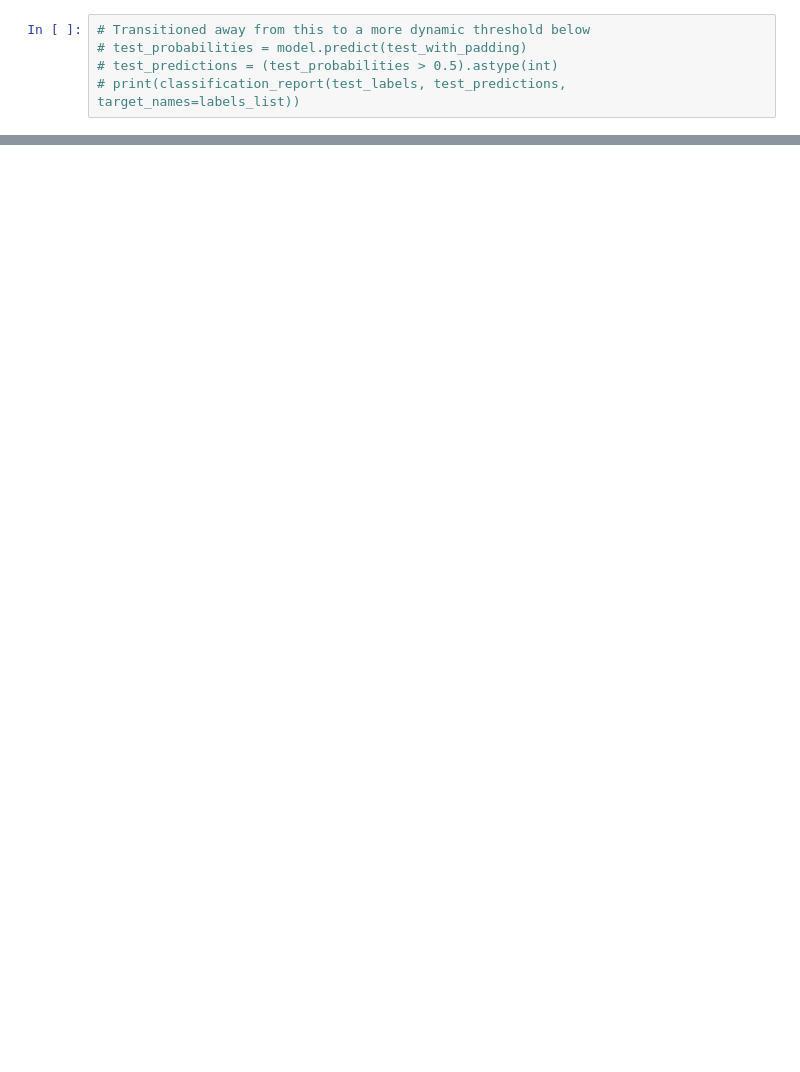
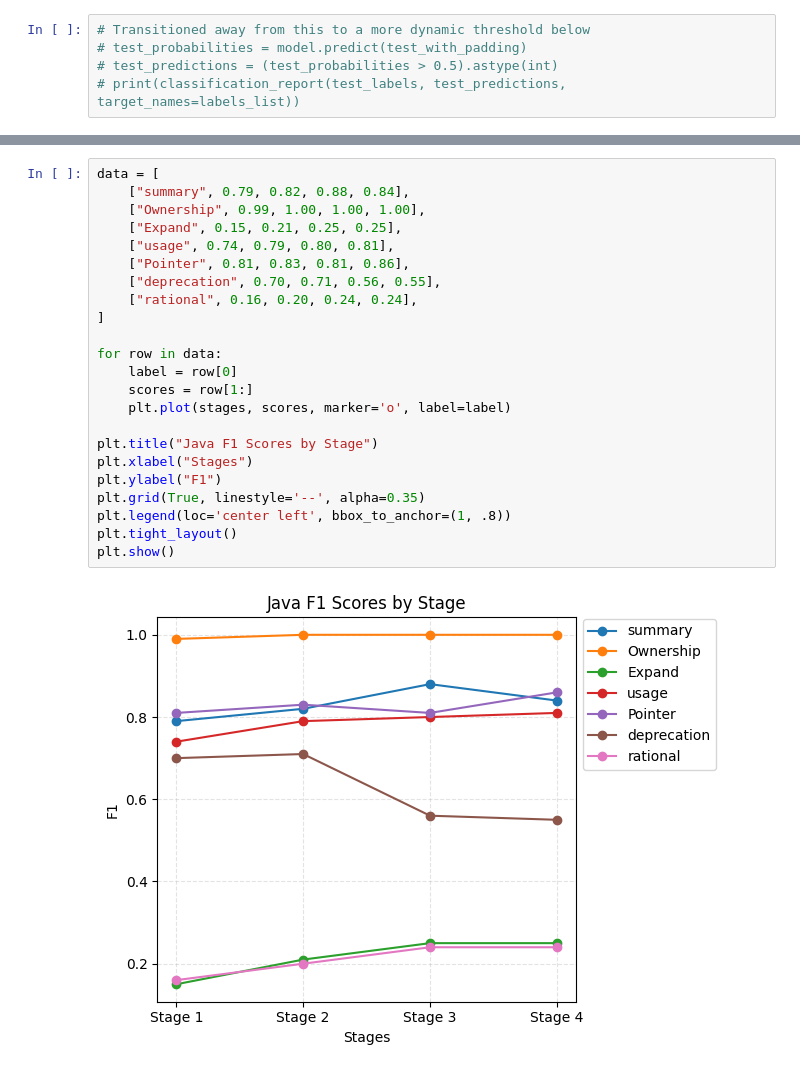
Before and after one commit to CKezo/440-Final-Project, a Jupyter notebook: CNN_LSTM_Hybrid_Model.ipynb, the cells around one changed output, grey strips where cells are left out. Saved outputs shown, nothing was run; the diff lists cells and outputs as text; blank space fills up the shorter version.

```diff
--- a/CNN_LSTM_Hybrid_Model.ipynb
+++ b/CNN_LSTM_Hybrid_Model.ipynb
@@ -380,0 +603,25 @@ Added learning rate scheduler, learning from default of 0.001 to 0.0025, batch 4
+# %%
+data = [
+    ["summary", 0.79, 0.82, 0.88, 0.84],
+    ["Ownership", 0.99, 1.00, 1.00, 1.00],
+    ["Expand", 0.15, 0.21, 0.25, 0.25],
+    ["usage", 0.74, 0.79, 0.80, 0.81],
+    ["Pointer", 0.81, 0.83, 0.81, 0.86],
+    ["deprecation", 0.70, 0.71, 0.56, 0.55],
+    ["rational", 0.16, 0.20, 0.24, 0.24],
+]
+
+for row in data:
+    label = row[0]
+    scores = row[1:]
+    plt.plot(stages, scores, marker='o', label=label)
+
+plt.title("Java F1 Scores by Stage")
+plt.xlabel("Stages")
+plt.ylabel("F1")
+plt.grid(True, linestyle='--', alpha=0.35)
+plt.legend(loc='center left', bbox_to_anchor=(1, .8))
+plt.tight_layout()
+plt.show()
+# %% [output]
+[figure, added]
```
Also changed, not shown: parts of 22 cells of this notebook, 2 other files.
